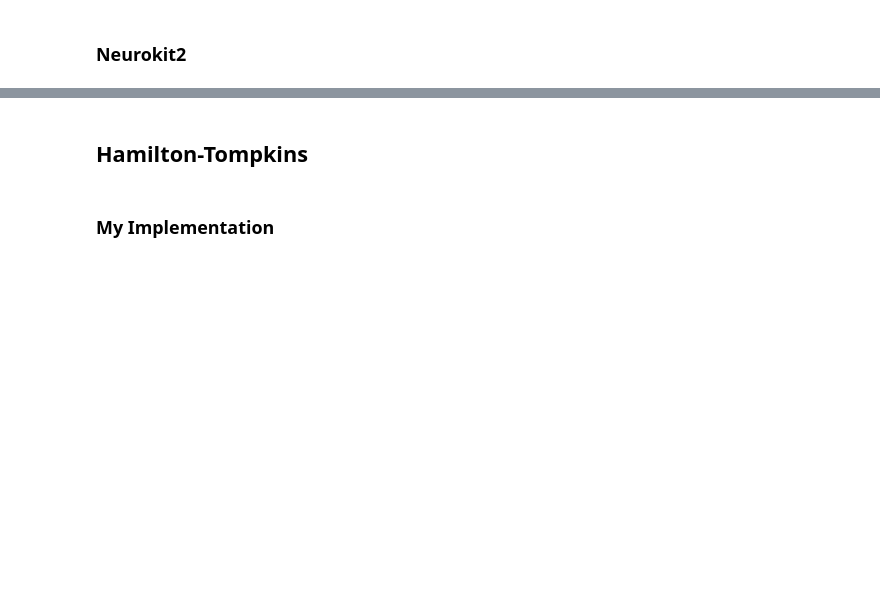
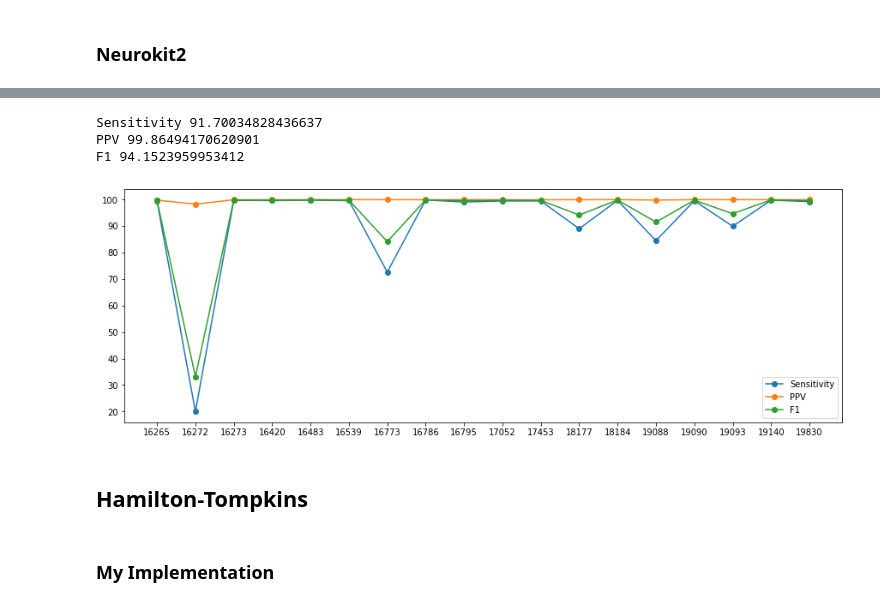
Before and after one commit to kellydingzx/ecg_notebooks, a Jupyter notebook: Results_Arr.ipynb, the cells around one changed output, grey strips where cells are left out. Drawn from its saved outputs; the diff is of its cells as text; code cells hidden in the pictures; blank space fills up the shorter version.

```diff
--- a/Results_Arr.ipynb
+++ b/Results_Arr.ipynb
@@ -241,3 +232,10 @@ F1 94.62835456027821
+# %%
+plot_lead(dfs, 'ECG2')
+# %% [output]
+Sensitivity 91.70034828436637
+PPV 99.86494170620901
+F1 94.1523959953412
+[figure, added]
 # %% [markdown]
 ## Hamilton-Tompkins
 # %% [markdown]
```
Also changed, not shown: parts of 23 cells of this notebook.
